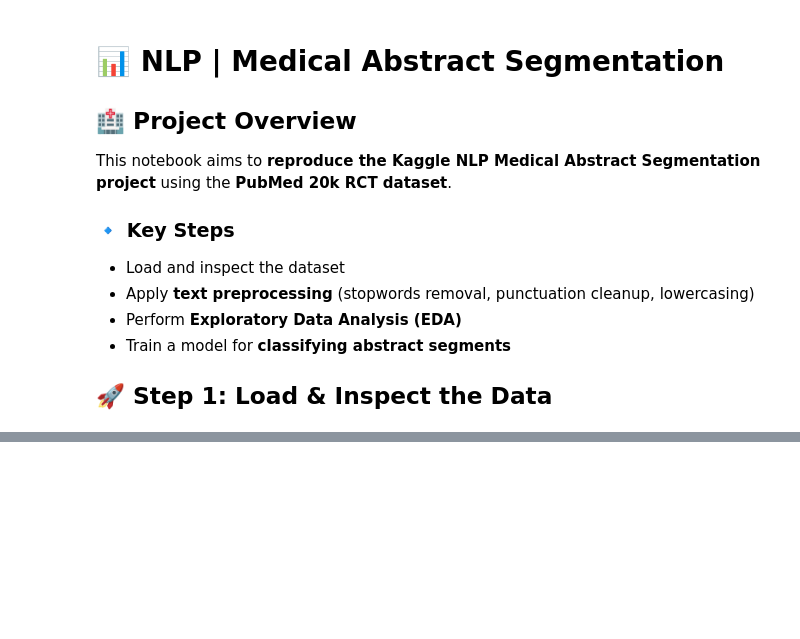
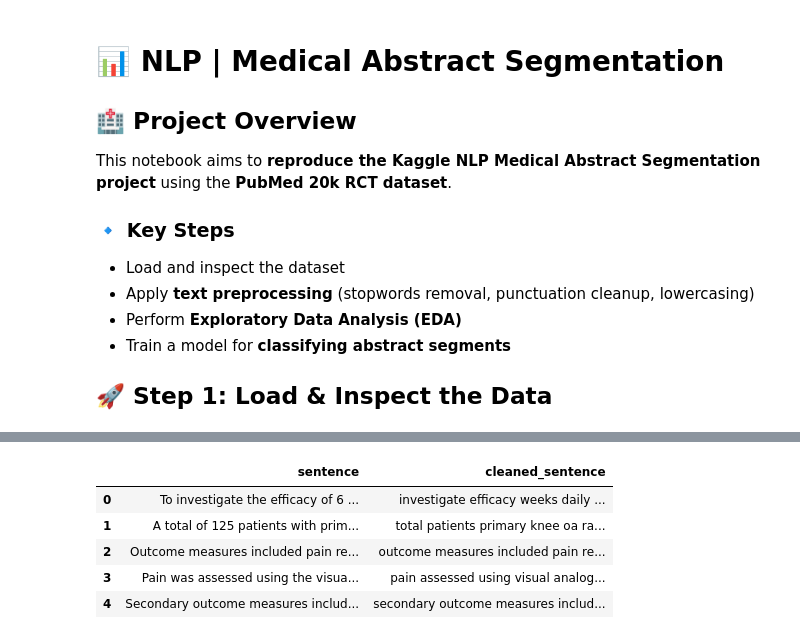
Before and after one commit to olivercareyncl/NLP-Medical-Abstract-Segmentation, a Jupyter notebook: notebooks/NLP_Medical_Abstract_Segmentation_EDA.ipynb, the cells around one changed output, grey strips where cells are left out. Saved outputs shown, nothing was run; the diff lists cells and outputs as text; code cells hidden in the pictures; blank space fills up the shorter version.

```diff
--- a/notebooks/NLP_Medical_Abstract_Segmentation_EDA.ipynb
+++ b/notebooks/NLP_Medical_Abstract_Segmentation_EDA.ipynb
@@ -46,28 +62,40 @@ df_train.head()
 # %%
+# Rename 'abstract_text' to 'sentence' for consistency
+df_train = df_train.rename(columns={"abstract_text": "sentence"})
+df_dev = df_dev.rename(columns={"abstract_text": "sentence"})
+df_test = df_test.rename(columns={"abstract_text": "sentence"})
+
 # Define stopwords and punctuation removal
 stop_words = set(stopwords.words("english"))
 
 def clean_text(text):
     # Convert to lowercase
     text = text.lower()
 
     # Remove special characters, punctuation, and extra whitespace
     text = re.sub(r'[^a-zA-Z\s]', '', text)
 
     # Remove links (if any)
     text = re.sub(r'http\S+|www\S+', '', text)
 
     # Tokenize words and remove stopwords
     words = nltk.word_tokenize(text)
     words = [word for word in words if word not in stop_words]
 
     return " ".join(words)
 
 # Apply cleaning to the dataset
 df_train["cleaned_sentence"] = df_train["sentence"].apply(clean_text)
 
 # Show cleaned data
 df_train[["sentence", "cleaned_sentence"]].head()
+# %% [output]
+|  | sentence | cleaned_sentence |
+| 0 | To investigate the efficacy of 6 ... | investigate efficacy weeks daily ... |
+| 1 | A total of 125 patients with prim... | total patients primary knee oa ra... |
+| 2 | Outcome measures included pain re... | outcome measures included pain re... |
+| 3 | Pain was assessed using the visua... | pain assessed using visual analog... |
+| 4 | Secondary outcome measures includ... | secondary outcome measures includ... |
 # %%
 # Plot label distribution
 plt.figure(figsize=(10, 5))
```
Also changed, not shown: parts of 3 cells of this notebook.
